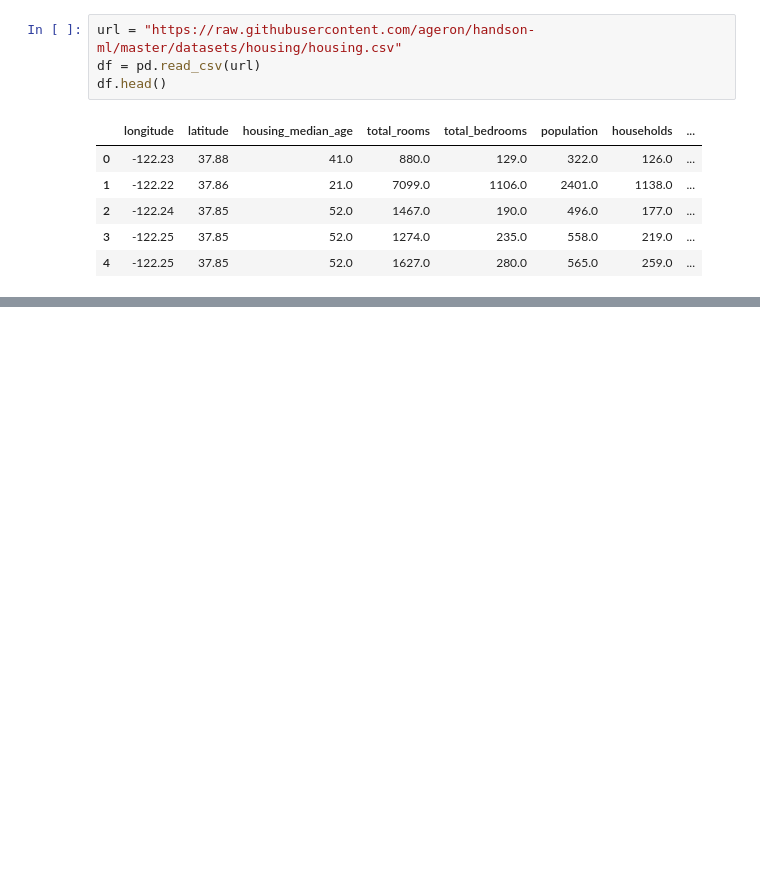
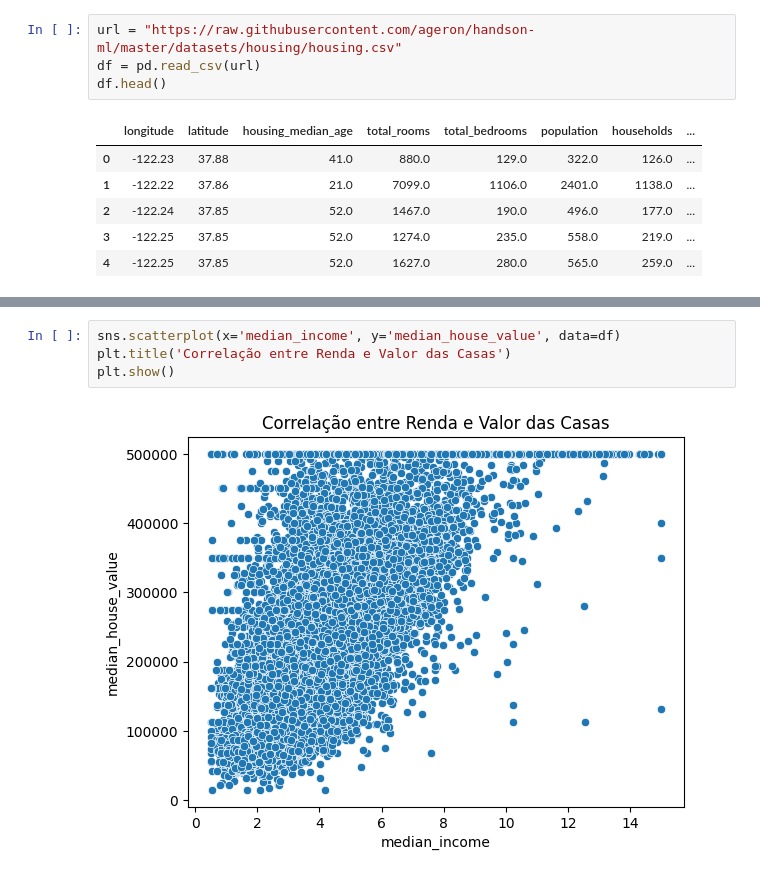
Before and after one commit to whyvic/modelagem-previsao-imobiliaria, a Jupyter notebook: modelagem_previsao_imobiliaria.ipynb, the cells around one changed output, grey strips where cells are left out. Drawn from its saved outputs; the diff is of its cells as text; blank space fills up the shorter version.

```diff
--- a/modelagem_previsao_imobiliaria.ipynb
+++ b/modelagem_previsao_imobiliaria.ipynb
@@ -37,0 +98,6 @@ plt.show()
+# %%
+sns.scatterplot(x='median_income', y='median_house_value', data=df)
+plt.title('Correlação entre Renda e Valor das Casas')
+plt.show()
+# %% [output]
+[figure, added]
```
Also changed, not shown: parts of 11 cells of this notebook.
